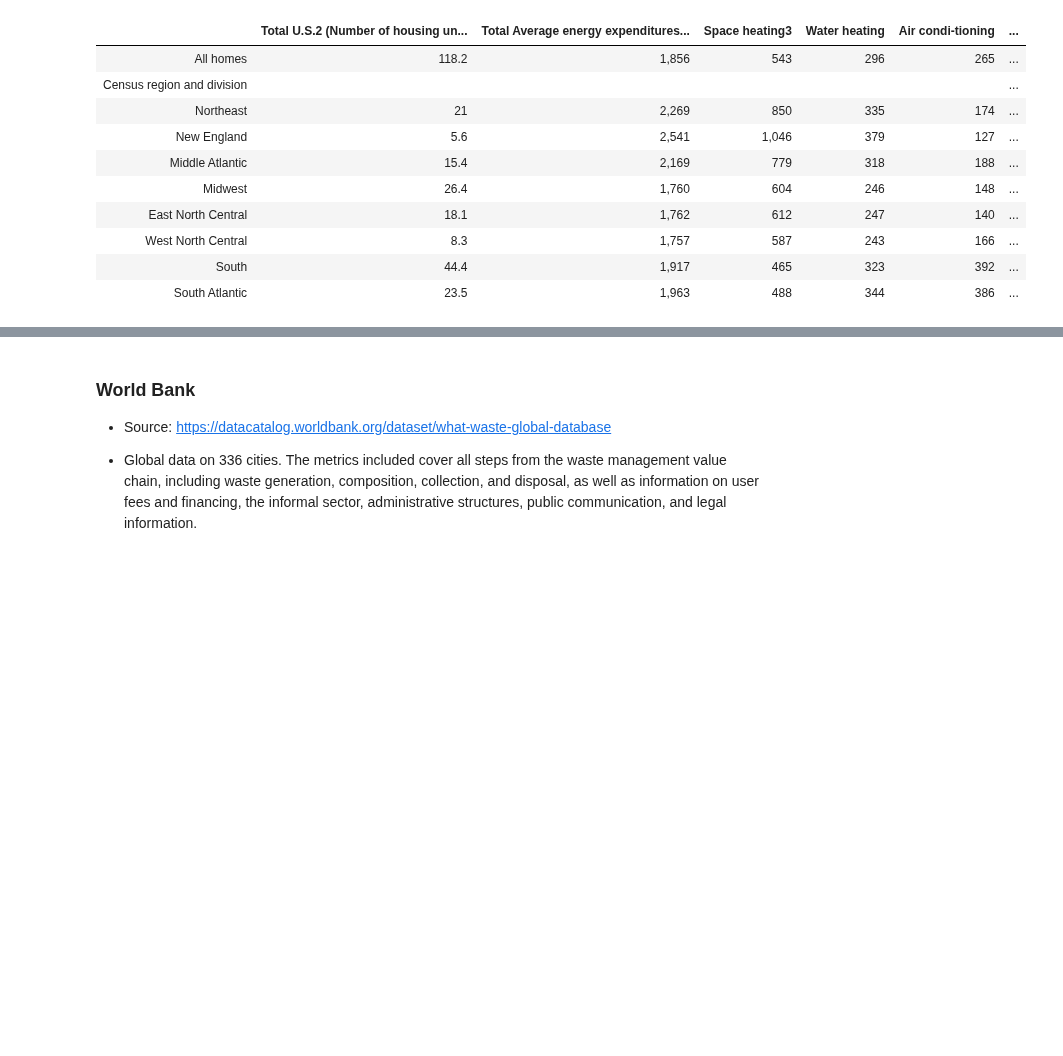
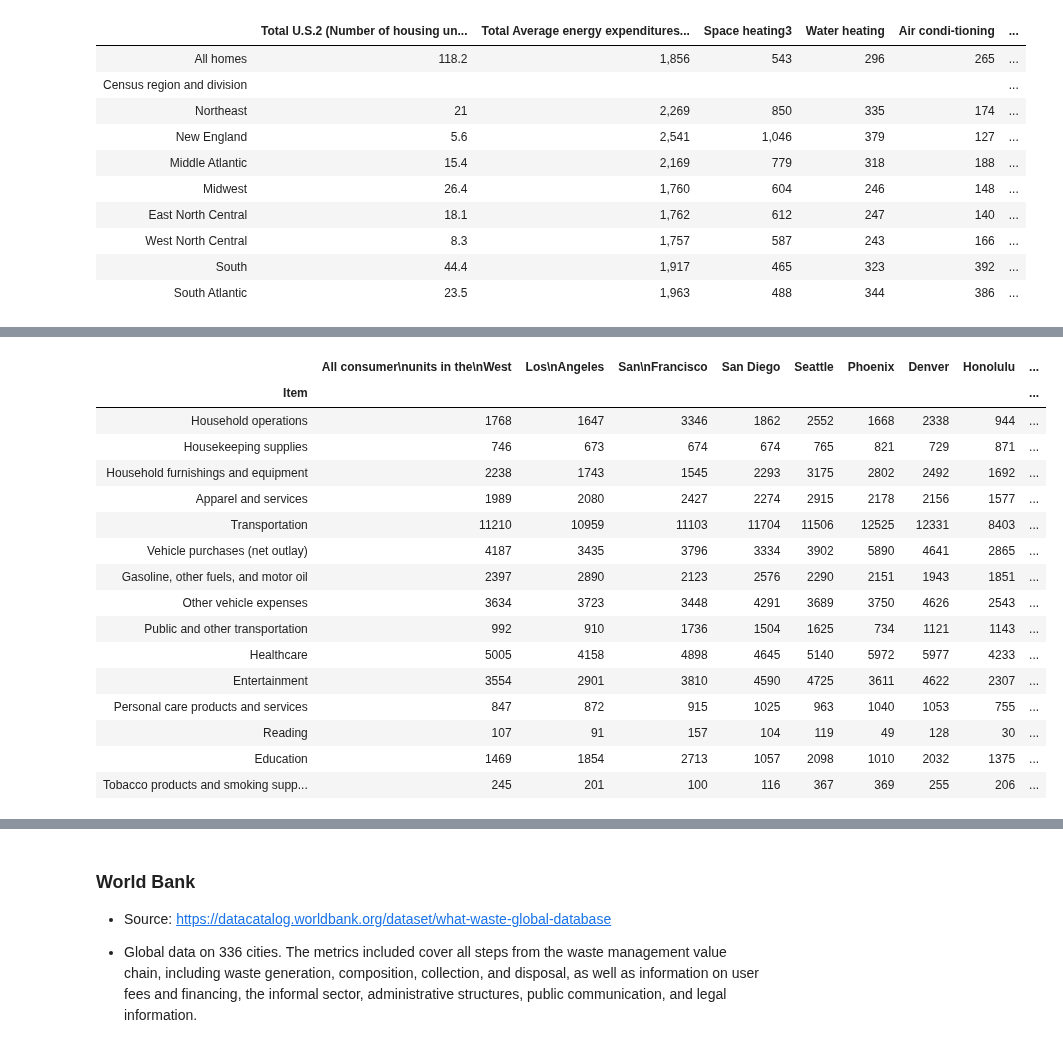
Before and after one commit to matthew-y-dong/ca-waste, a Jupyter notebook: code/waste-data-eda.ipynb, the cells around one changed output, grey strips where cells are left out. Cells and saved outputs as stored; diff of their text form; code cells hidden in the pictures; blank space fills up the shorter version.

Commit message:
add BLS data

```diff
--- a/code/waste-data-eda.ipynb
+++ b/code/waste-data-eda.ipynb
@@ -96,0 +98,25 @@ us_region_energy_usage.iloc[17:33]
+# %%
+bls_consumer_expenditures_west = pd.read_csv('../data/bls-consumer-expenditures-west.csv',index_col=0)
+bls_consumer_expenditures_west.dropna(axis=0, how="all", inplace=True)
+for col in bls_consumer_expenditures_west.columns:
+    bls_consumer_expenditures_west[col] = bls_consumer_expenditures_west[col].str.replace(r'\D+', '')
+bls_consumer_expenditures_west = bls_consumer_expenditures_west.apply(pd.to_numeric, errors='raise')
+bls_consumer_expenditures_west.iloc[25:40]
+# %% [output]
+|  | All consumer\nunits in the\nWest | Los\nAngeles | San\nFrancisco | San Diego | Seattle | Phoenix | Denver | Honolulu | ... |
+| Item |  |  |  |  |  |  |  |  | ... |
+| Household operations | 1768 | 1647 | 3346 | 1862 | 2552 | 1668 | 2338 | 944 | ... |
+| Housekeeping supplies | 746 | 673 | 674 | 674 | 765 | 821 | 729 | 871 | ... |
+| Household furnishings and equipment | 2238 | 1743 | 1545 | 2293 | 3175 | 2802 | 2492 | 1692 | ... |
+| Apparel and services | 1989 | 2080 | 2427 | 2274 | 2915 | 2178 | 2156 | 1577 | ... |
+| Transportation | 11210 | 10959 | 11103 | 11704 | 11506 | 12525 | 12331 | 8403 | ... |
+| Vehicle purchases (net outlay) | 4187 | 3435 | 3796 | 3334 | 3902 | 5890 | 4641 | 2865 | ... |
+| Gasoline, other fuels, and motor oil | 2397 | 2890 | 2123 | 2576 | 2290 | 2151 | 1943 | 1851 | ... |
+| Other vehicle expenses | 3634 | 3723 | 3448 | 4291 | 3689 | 3750 | 4626 | 2543 | ... |
+| Public and other transportation | 992 | 910 | 1736 | 1504 | 1625 | 734 | 1121 | 1143 | ... |
+| Healthcare | 5005 | 4158 | 4898 | 4645 | 5140 | 5972 | 5977 | 4233 | ... |
+| Entertainment | 3554 | 2901 | 3810 | 4590 | 4725 | 3611 | 4622 | 2307 | ... |
+| Personal care products and services | 847 | 872 | 915 | 1025 | 963 | 1040 | 1053 | 755 | ... |
+| Reading | 107 | 91 | 157 | 104 | 119 | 49 | 128 | 30 | ... |
+| Education | 1469 | 1854 | 2713 | 1057 | 2098 | 1010 | 2032 | 1375 | ... |
+| Tobacco products and smoking supp... | 245 | 201 | 100 | 116 | 367 | 369 | 255 | 206 | ... |
```
Also changed, not shown: parts of 4 cells of this notebook, 2 other files.
